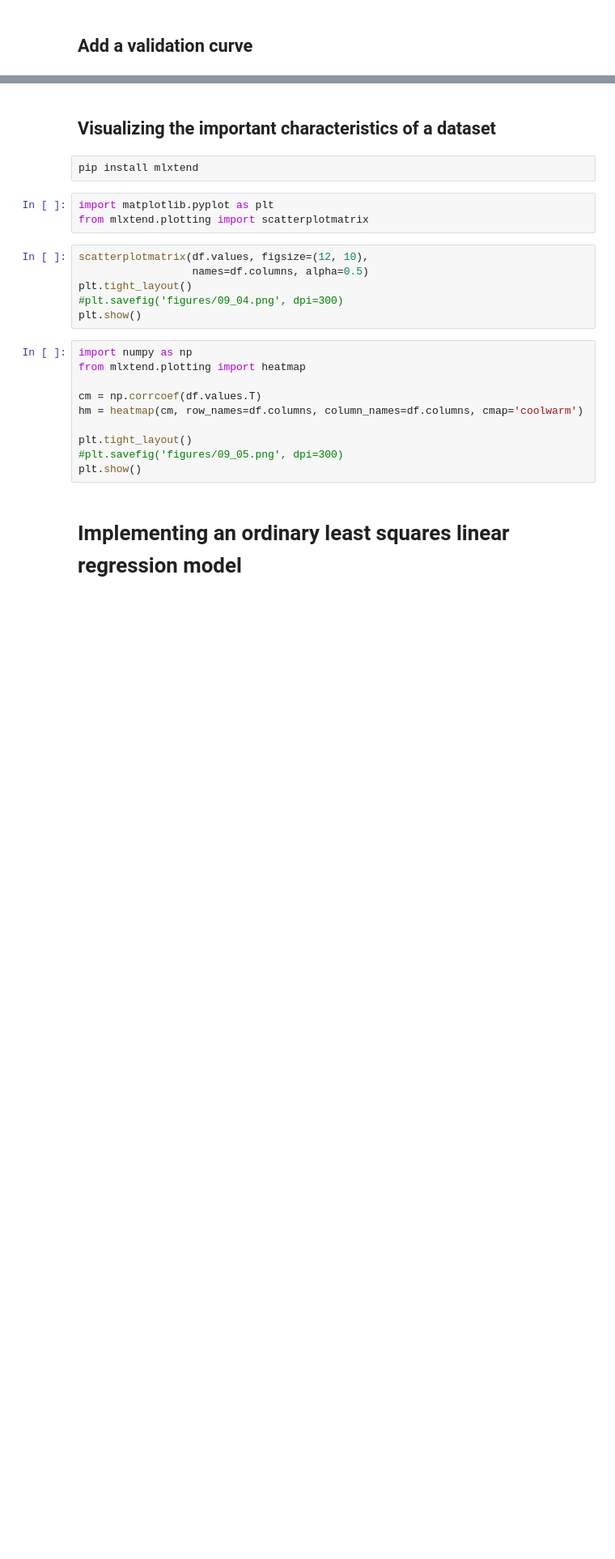
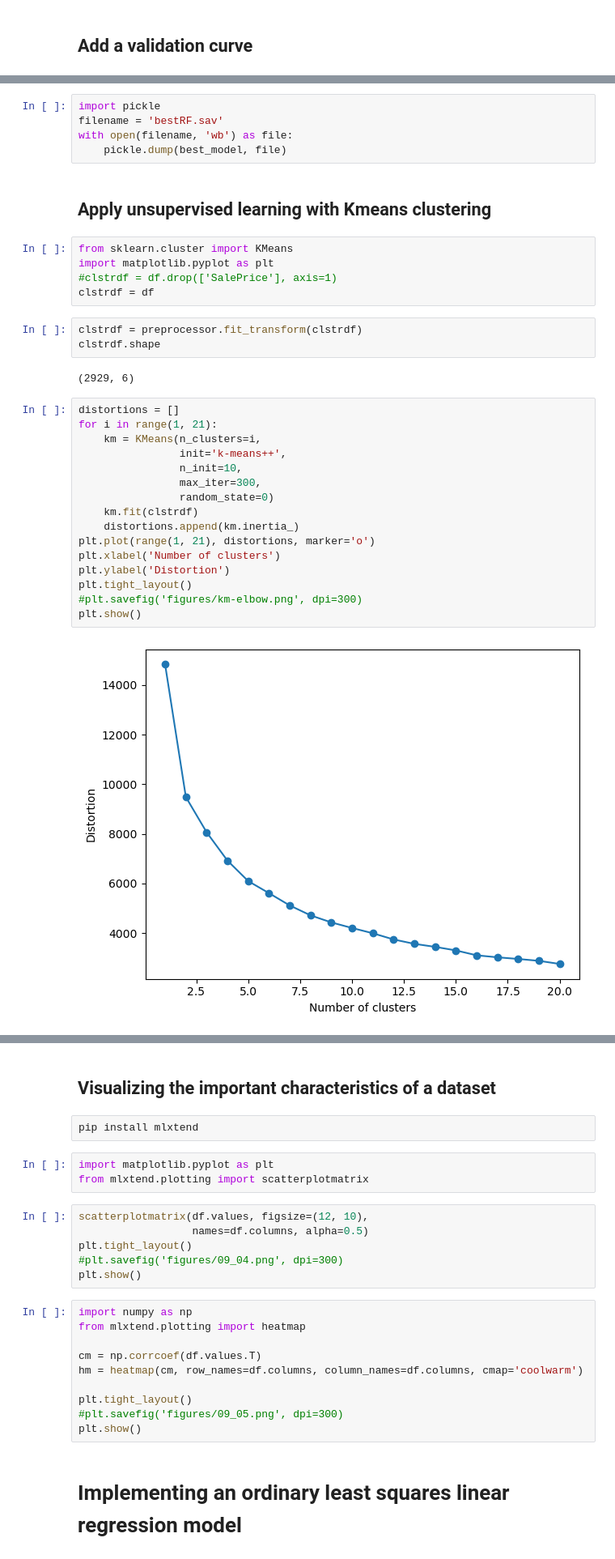
Before and after one commit to ChadUSF/DSDP, a Jupyter notebook: Housing/HousingRegression.ipynb, the cells around one changed output, grey strips where cells are left out. Shown at 81% size. Saved outputs shown, nothing was run; the diff lists cells and outputs as text; blank space fills up the shorter version.

Commit message:
additional grid searches and unsupervised learning

```diff
--- a/Housing/HousingRegression.ipynb
+++ b/Housing/HousingRegression.ipynb
@@ -551,0 +580,35 @@ plt.show()
+# %%
+import pickle
+filename = 'bestRF.sav'
+with open(filename, 'wb') as file:
+    pickle.dump(best_model, file)
+# %% [markdown]
+## Apply unsupervised learning with Kmeans clustering
+# %%
+from sklearn.cluster import KMeans
+import matplotlib.pyplot as plt
+#clstrdf = df.drop(['SalePrice'], axis=1)
+clstrdf = df
+# %%
+clstrdf = preprocessor.fit_transform(clstrdf)
+clstrdf.shape
+# %% [output]
+(2929, 6)
+# %%
+distortions = []
+for i in range(1, 21):
+    km = KMeans(n_clusters=i,
+                init='k-means++',
+                n_init=10,
+                max_iter=300,
+                random_state=0)
+    km.fit(clstrdf)
+    distortions.append(km.inertia_)
+plt.plot(range(1, 21), distortions, marker='o')
+plt.xlabel('Number of clusters')
+plt.ylabel('Distortion')
+plt.tight_layout()
+#plt.savefig('figures/km-elbow.png', dpi=300)
+plt.show()
+# %% [output]
+[figure, added]
```
Also changed, not shown: parts of 30 cells of this notebook.
